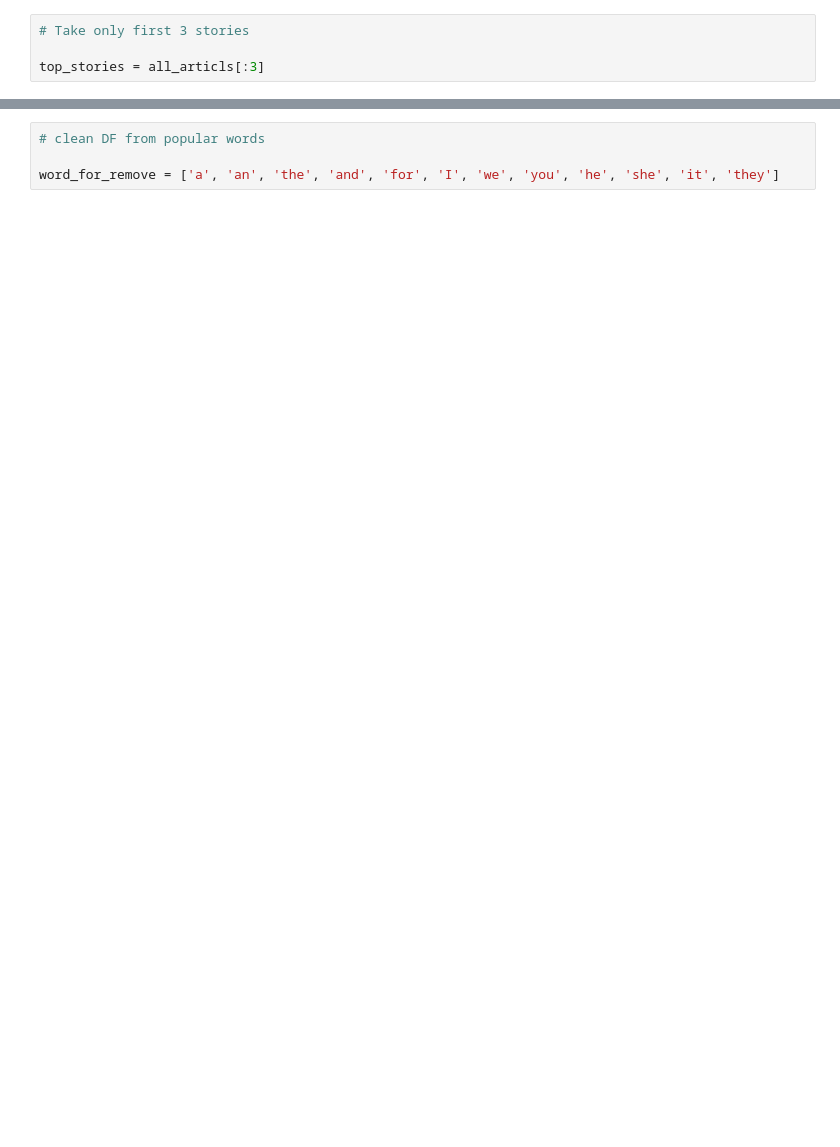
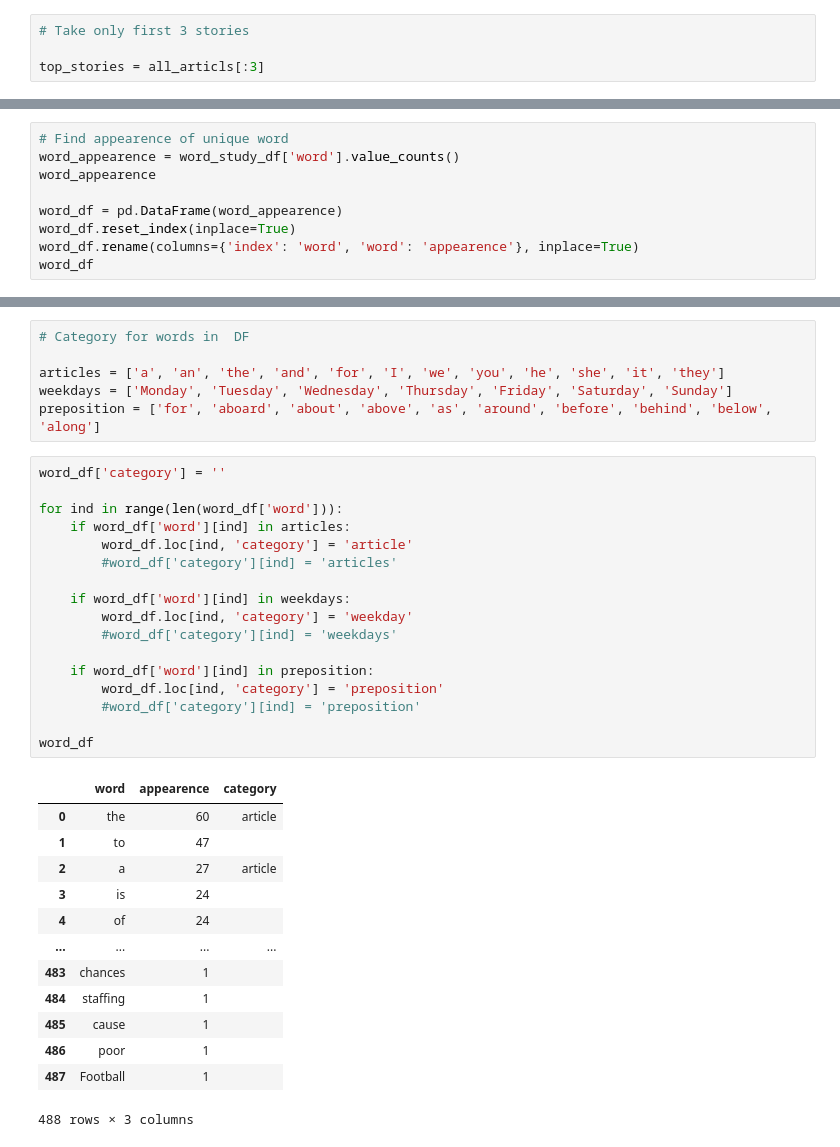
Before and after one commit to lanakimova/ETL-project, a Jupyter notebook: etl-chellenge.ipynb, the cells around one changed output, grey strips where cells are left out. Saved outputs shown, nothing was run; the diff lists cells and outputs as text; blank space fills up the shorter version.

Commit message:
add counter for word appearence

```diff
--- a/etl-chellenge.ipynb
+++ b/etl-chellenge.ipynb
@@ -155,0 +185,9 @@ word_study_df
+# %%
+# Find appearence of unique word
+word_appearence = word_study_df['word'].value_counts()
+word_appearence
+
+word_df = pd.DataFrame(word_appearence)
+word_df.reset_index(inplace=True)
+word_df.rename(columns={'index': 'word', 'word': 'appearence'}, inplace=True)
+word_df
@@ -156,4 +208,37 @@ word_study_df
 # %%
-# clean DF from popular words
+# Category for words in  DF
 
-word_for_remove = ['a', 'an', 'the', 'and', 'for', 'I', 'we', 'you', 'he', 'she', 'it', 'they']
+articles = ['a', 'an', 'the', 'and', 'for', 'I', 'we', 'you', 'he', 'she', 'it', 'they']
+weekdays = ['Monday', 'Tuesday', 'Wednesday', 'Thursday', 'Friday', 'Saturday', 'Sunday']
+preposition = ['for', 'aboard', 'about', 'above', 'as', 'around', 'before', 'behind', 'below', 'along']
+# %%
+word_df['category'] = ''
+
+for ind in range(len(word_df['word'])):
+    if word_df['word'][ind] in articles:
+        word_df.loc[ind, 'category'] = 'article'
+        #word_df['category'][ind] = 'articles'
+
+    if word_df['word'][ind] in weekdays:
+        word_df.loc[ind, 'category'] = 'weekday'
+        #word_df['category'][ind] = 'weekdays'
+
+    if word_df['word'][ind] in preposition:
+        word_df.loc[ind, 'category'] = 'preposition'
+        #word_df['category'][ind] = 'preposition'
+
+word_df
+# %% [output]
+|  | word | appearence | category |
+| 0 | the | 60 | article |
+| 1 | to | 47 |  |
+| 2 | a | 27 | article |
+| 3 | is | 24 |  |
+| 4 | of | 24 |  |
+| ... | ... | ... | ... |
+| 483 | chances | 1 |  |
+| 484 | staffing | 1 |  |
+| 485 | cause | 1 |  |
+| 486 | poor | 1 |  |
+| 487 | Football | 1 |  |
+488 rows × 3 columns
```
Also changed, not shown: parts of 9 cells of this notebook.
